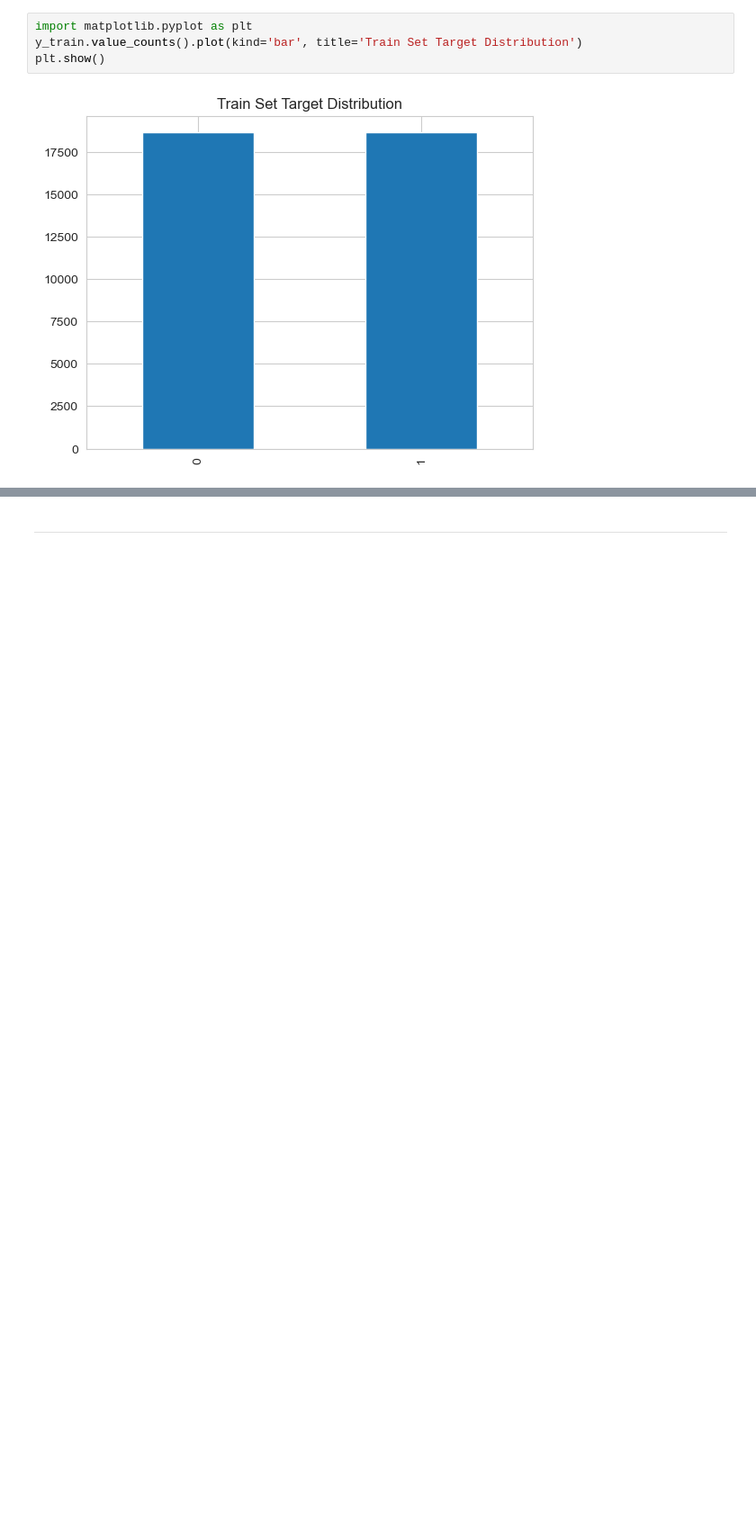
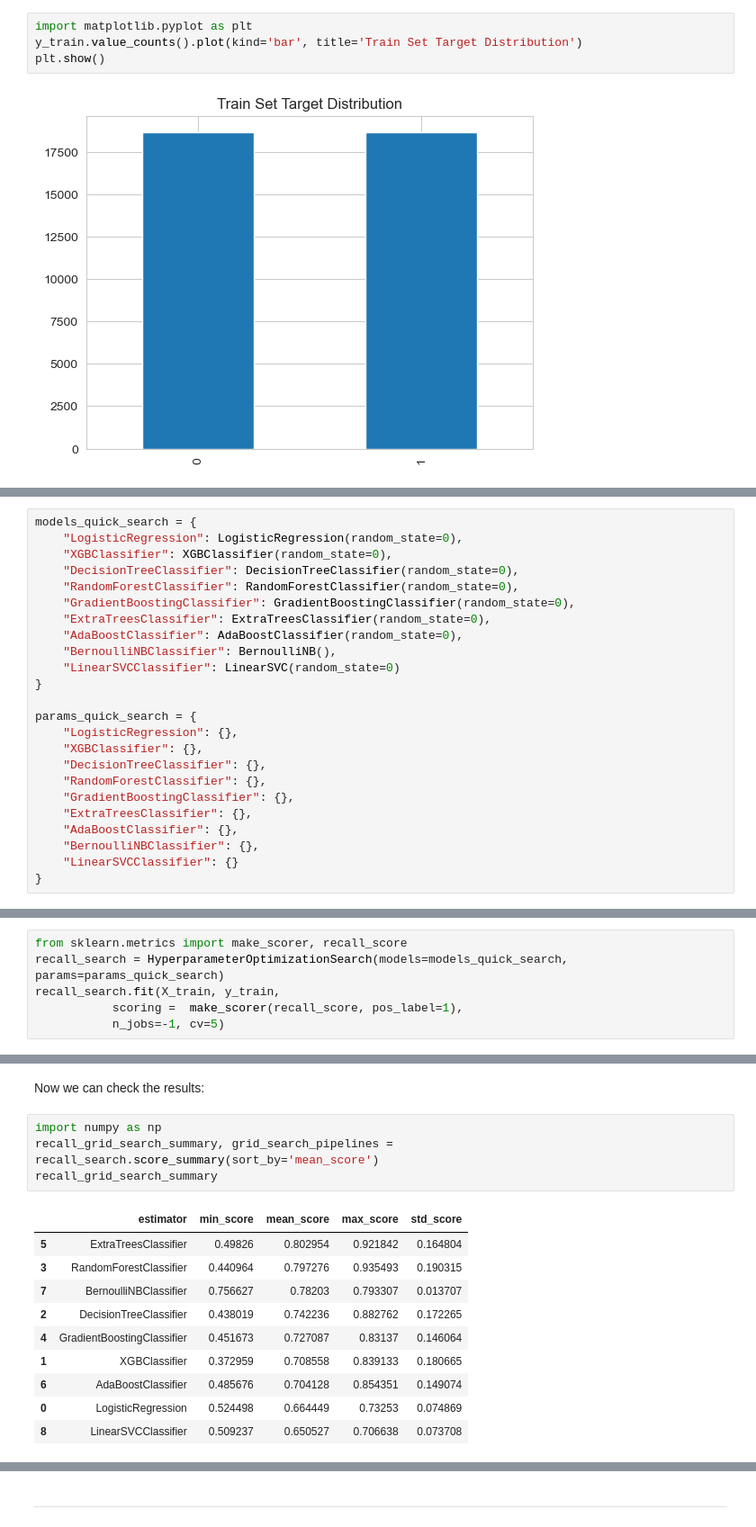
Before and after one commit to frankiesanjana/credit-card-default, a Jupyter notebook: jupyter_notebooks/05_modelling_and_evaluation.ipynb, the cells around one changed output, grey strips where cells are left out. Shown at 90% size. Saved outputs shown, nothing was run; the diff lists cells and outputs as text; blank space fills up the shorter version.

Commit message:
Feat: Add initial model eval, notebook 05

```diff
--- a/jupyter_notebooks/05_modelling_and_evaluation.ipynb
+++ b/jupyter_notebooks/05_modelling_and_evaluation.ipynb
@@ -313,0 +327,24 @@ plt.show()
+# %%
+models_quick_search = {
+    "LogisticRegression": LogisticRegression(random_state=0),
+    "XGBClassifier": XGBClassifier(random_state=0),
+    "DecisionTreeClassifier": DecisionTreeClassifier(random_state=0),
+    "RandomForestClassifier": RandomForestClassifier(random_state=0),
+    "GradientBoostingClassifier": GradientBoostingClassifier(random_state=0),
+    "ExtraTreesClassifier": ExtraTreesClassifier(random_state=0),
+    "AdaBoostClassifier": AdaBoostClassifier(random_state=0),
+    "BernoulliNBClassifier": BernoulliNB(),
+    "LinearSVCClassifier": LinearSVC(random_state=0)
+}
+
+params_quick_search = {
+    "LogisticRegression": {},
+    "XGBClassifier": {},
+    "DecisionTreeClassifier": {},
+    "RandomForestClassifier": {},
+    "GradientBoostingClassifier": {},
+    "ExtraTreesClassifier": {},
+    "AdaBoostClassifier": {},
+    "BernoulliNBClassifier": {},
+    "LinearSVCClassifier": {}
+}
@@ -313,0 +353,6 @@ plt.show()
+# %%
+from sklearn.metrics import make_scorer, recall_score
+recall_search = HyperparameterOptimizationSearch(models=models_quick_search, params=params_quick_search)
+recall_search.fit(X_train, y_train,
+           scoring =  make_scorer(recall_score, pos_label=1),
+           n_jobs=-1, cv=5)
@@ -313,0 +380,17 @@ plt.show()
+# %% [markdown]
+Now we can check the results:
+# %%
+import numpy as np
+recall_grid_search_summary, grid_search_pipelines = recall_search.score_summary(sort_by='mean_score')
+recall_grid_search_summary
+# %% [output]
+|  | estimator | min_score | mean_score | max_score | std_score |
+| 5 | ExtraTreesClassifier | 0.49826 | 0.802954 | 0.921842 | 0.164804 |
+| 3 | RandomForestClassifier | 0.440964 | 0.797276 | 0.935493 | 0.190315 |
+| 7 | BernoulliNBClassifier | 0.756627 | 0.78203 | 0.793307 | 0.013707 |
+| 2 | DecisionTreeClassifier | 0.438019 | 0.742236 | 0.882762 | 0.172265 |
+| 4 | GradientBoostingClassifier | 0.451673 | 0.727087 | 0.83137 | 0.146064 |
+| 1 | XGBClassifier | 0.372959 | 0.708558 | 0.839133 | 0.180665 |
+| 6 | AdaBoostClassifier | 0.485676 | 0.704128 | 0.854351 | 0.149074 |
+| 0 | LogisticRegression | 0.524498 | 0.664449 | 0.73253 | 0.074869 |
+| 8 | LinearSVCClassifier | 0.509237 | 0.650527 | 0.706638 | 0.073708 |
```
Also changed, not shown: parts of 15 cells of this notebook.
